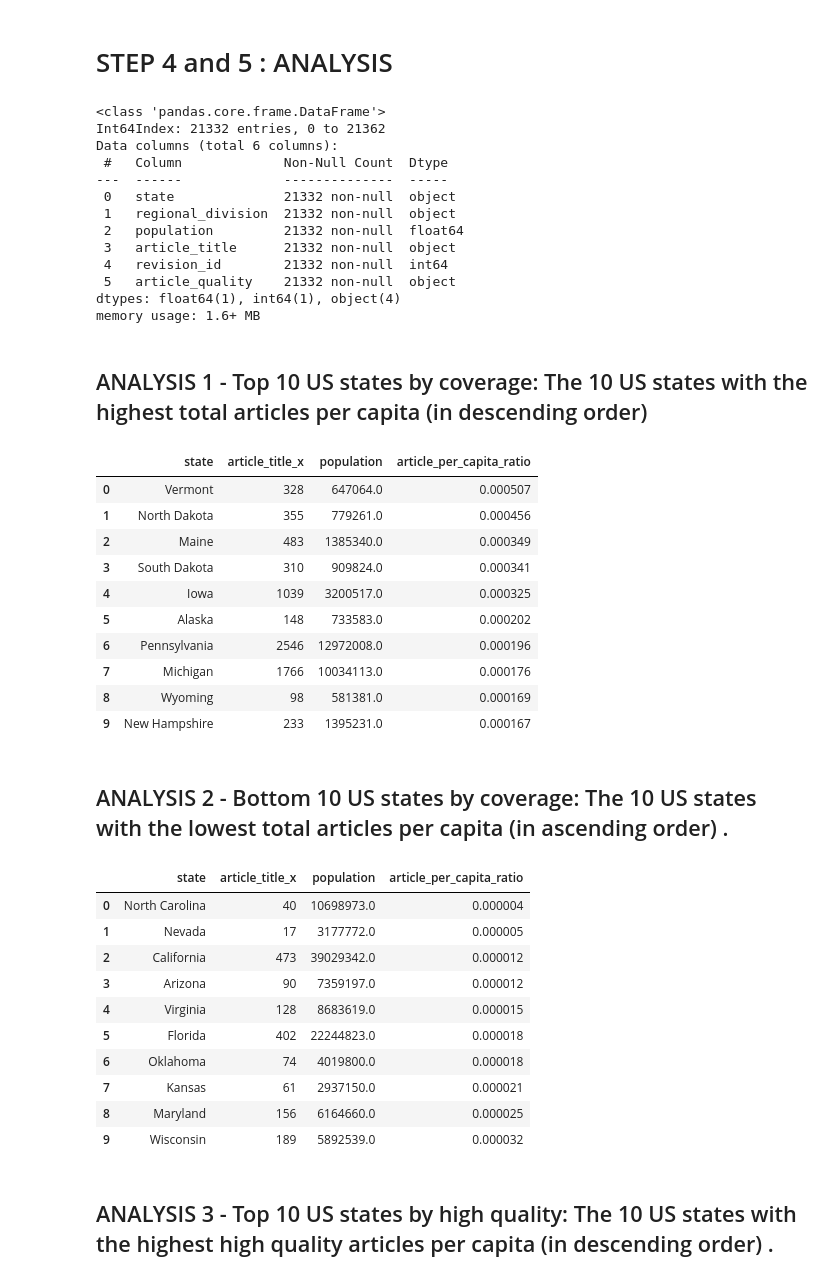
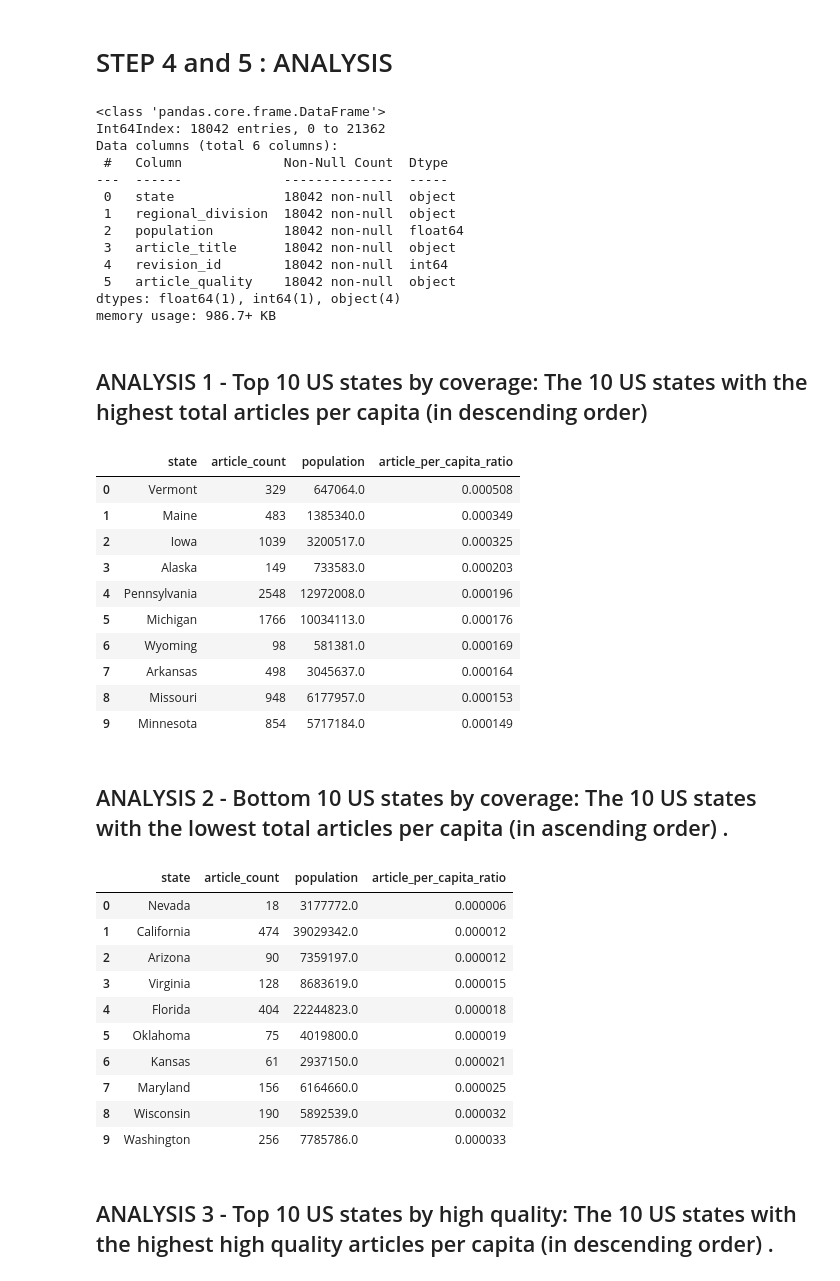
Before and after one commit to prerit162/data-512-homework_2, a Jupyter notebook: Code/Analysis.ipynb, the cells around one changed output. Saved outputs shown, nothing was run; the diff lists cells and outputs as text; code cells hidden in the pictures.

```diff
--- a/Code/Analysis.ipynb
+++ b/Code/Analysis.ipynb
@@ -217,5 +229,6 @@ wiki_detailed_data.shape
 # %%
 wiki_detailed_data = pd.read_csv('../../HW2/Data/Wiki_Scraped_data.csv')
+wiki_detailed_data['STATE'] = data['state']
 wiki_detailed_data.drop('Unnamed: 0', axis =1 ,inplace=True)
 wiki_detailed_data.drop_duplicates(subset = ['title'], inplace=True)
 wiki_detailed_data.shape
@@ -271,7 +296,7 @@ dtypes: int64(1), object(1)
 memory usage: 336.3+ KB
 # %%
 wiki_data = pd.merge(wiki_detailed_data, score_data , how = 'left',on = 'lastrevid')
-wiki_data['STATE'] = wiki_data['title'].apply(lambda x: str(x).strip().split(',')[-1].strip())
+#wiki_data['STATE'] = wiki_data['title'].apply(lambda x: str(x).strip().split(',')[-1].strip())
 print(wiki_data.shape)
 wiki_data.head(2)
 # %% [output]
@@ -479,18 +505,18 @@ final_df = csv_generate
 final_df.info()
 # %% [output]
 <class 'pandas.core.frame.DataFrame'>
-Int64Index: 21332 entries, 0 to 21362
+Int64Index: 18042 entries, 0 to 21362
 Data columns (total 6 columns):
  #   Column             Non-Null Count  Dtype
 ---  ------             --------------  -----
- 0   state              21332 non-null  object
- 1   regional_division  21332 non-null  object
- 2   population         21332 non-null  float64
- 3   article_title      21332 non-null  object
- 4   revision_id        21332 non-null  int64
- 5   article_quality    21332 non-null  object
+ 0   state              18042 non-null  object
+ 1   regional_division  18042 non-null  object
+ 2   population         18042 non-null  float64
+ 3   article_title      18042 non-null  object
+ 4   revision_id        18042 non-null  int64
+ 5   article_quality    18042 non-null  object
 dtypes: float64(1), int64(1), object(4)
-memory usage: 1.6+ MB
+memory usage: 986.7+ KB
 # %% [markdown]
 ## ANALYSIS 1 - Top 10 US states by coverage: The 10 US states with the highest total articles per capita (in descending order)
 # %%
@@ -498,43 +524,45 @@ inter = final_df.groupby(['state'])['article_title'].count().sort_values(ascendi
 articles_per_capita = pd.merge(inter, final_df,how = 'left', on = 'state')
 articles_per_capita= articles_per_capita[['state','article_title_x','population']].drop_duplicates(subset=  ['state']).reset_index(drop=True)
 articles_per_capita['article_per_capita_ratio'] = articles_per_capita['article_title_x']/articles_per_capita['population']
+articles_per_capita.columns = ['state','article_count','population','article_per_capita_ratio']
 articles_per_capita.sort_values(by = 'article_per_capita_ratio', ascending = False, inplace=True)
 articles_per_capita.reset_index(inplace=True, drop=True)
 articles_per_capita.head(10)
 # %% [output]
-|  | state | article_title_x | population | article_per_capita_ratio |
-| 0 | Vermont | 328 | 647064.0 | 0.000507 |
-| 1 | North Dakota | 355 | 779261.0 | 0.000456 |
-| 2 | Maine | 483 | 1385340.0 | 0.000349 |
-| 3 | South Dakota | 310 | 909824.0 | 0.000341 |
-| 4 | Iowa | 1039 | 3200517.0 | 0.000325 |
-| 5 | Alaska | 148 | 733583.0 | 0.000202 |
-| 6 | Pennsylvania | 2546 | 12972008.0 | 0.000196 |
-| 7 | Michigan | 1766 | 10034113.0 | 0.000176 |
-| 8 | Wyoming | 98 | 581381.0 | 0.000169 |
-| 9 | New Hampshire | 233 | 1395231.0 | 0.000167 |
+|  | state | article_count | population | article_per_capita_ratio |
+| 0 | Vermont | 329 | 647064.0 | 0.000508 |
+| 1 | Maine | 483 | 1385340.0 | 0.000349 |
+| 2 | Iowa | 1039 | 3200517.0 | 0.000325 |
+| 3 | Alaska | 149 | 733583.0 | 0.000203 |
+| 4 | Pennsylvania | 2548 | 12972008.0 | 0.000196 |
+| 5 | Michigan | 1766 | 10034113.0 | 0.000176 |
+| 6 | Wyoming | 98 | 581381.0 | 0.000169 |
+| 7 | Arkansas | 498 | 3045637.0 | 0.000164 |
+| 8 | Missouri | 948 | 6177957.0 | 0.000153 |
+| 9 | Minnesota | 854 | 5717184.0 | 0.000149 |
 # %% [markdown]
 ## ANALYSIS 2 - Bottom 10 US states by coverage: The 10 US states with the lowest total articles per capita (in ascending order) .
 # %%
 inter = final_df.groupby(['state'])['article_title'].count().sort_values(ascending=False).reset_index()
 articles_per_capita = pd.merge(inter, final_df,how = 'left', on = 'state')
 articles_per_capita= articles_per_capita[['state','article_title_x','population']].drop_duplicates(subset=  ['state']).reset_index(drop=True)
 articles_per_capita['article_per_capita_ratio'] = articles_per_capita['article_title_x']/articles_per_capita['population']
+articles_per_capita.columns = ['state','article_count','population','article_per_capita_ratio']
 articles_per_capita.sort_values(by = 'article_per_capita_ratio', ascending = True, inplace=True)
 articles_per_capita.reset_index(inplace=True, drop=True)
 articles_per_capita.head(10)
 # %% [output]
-|  | state | article_title_x | population | article_per_capita_ratio |
-| 0 | North Carolina | 40 | 10698973.0 | 0.000004 |
-| 1 | Nevada | 17 | 3177772.0 | 0.000005 |
-| 2 | California | 473 | 39029342.0 | 0.000012 |
-| 3 | Arizona | 90 | 7359197.0 | 0.000012 |
-| 4 | Virginia | 128 | 8683619.0 | 0.000015 |
-| 5 | Florida | 402 | 22244823.0 | 0.000018 |
-| 6 | Oklahoma | 74 | 4019800.0 | 0.000018 |
-| 7 | Kansas | 61 | 2937150.0 | 0.000021 |
-| 8 | Maryland | 156 | 6164660.0 | 0.000025 |
-| 9 | Wisconsin | 189 | 5892539.0 | 0.000032 |
+|  | state | article_count | population | article_per_capita_ratio |
+| 0 | Nevada | 18 | 3177772.0 | 0.000006 |
+| 1 | California | 474 | 39029342.0 | 0.000012 |
+| 2 | Arizona | 90 | 7359197.0 | 0.000012 |
+| 3 | Virginia | 128 | 8683619.0 | 0.000015 |
+| 4 | Florida | 404 | 22244823.0 | 0.000018 |
+| 5 | Oklahoma | 75 | 4019800.0 | 0.000019 |
+| 6 | Kansas | 61 | 2937150.0 | 0.000021 |
+| 7 | Maryland | 156 | 6164660.0 | 0.000025 |
+| 8 | Wisconsin | 190 | 5892539.0 | 0.000032 |
+| 9 | Washington | 256 | 7785786.0 | 0.000033 |
 # %% [markdown]
 ## ANALYSIS 3 - Top 10 US states by high quality: The 10 US states with the highest high quality articles per capita (in descending order) .
 # %%
```
Also changed, not shown: parts of 34 cells of this notebook.
